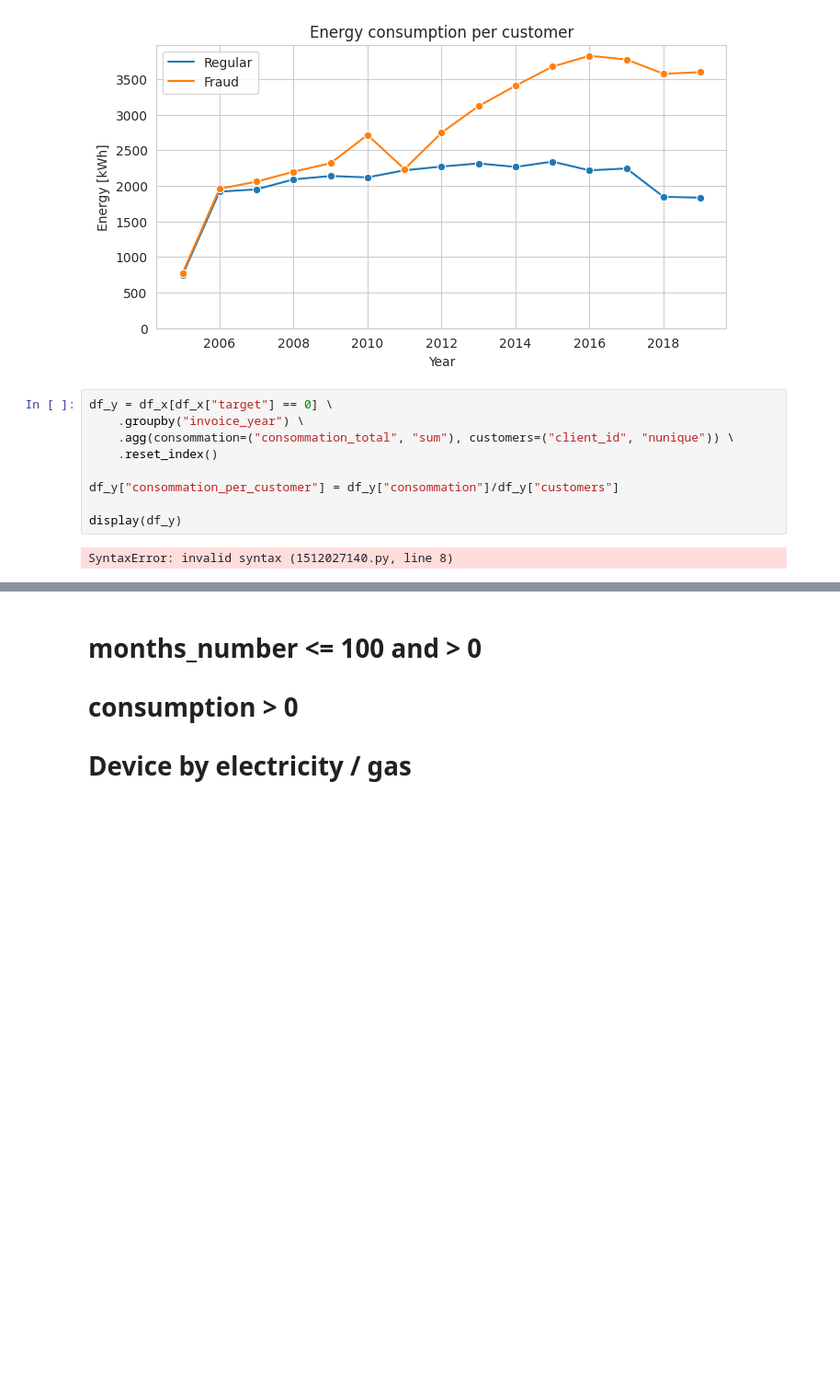
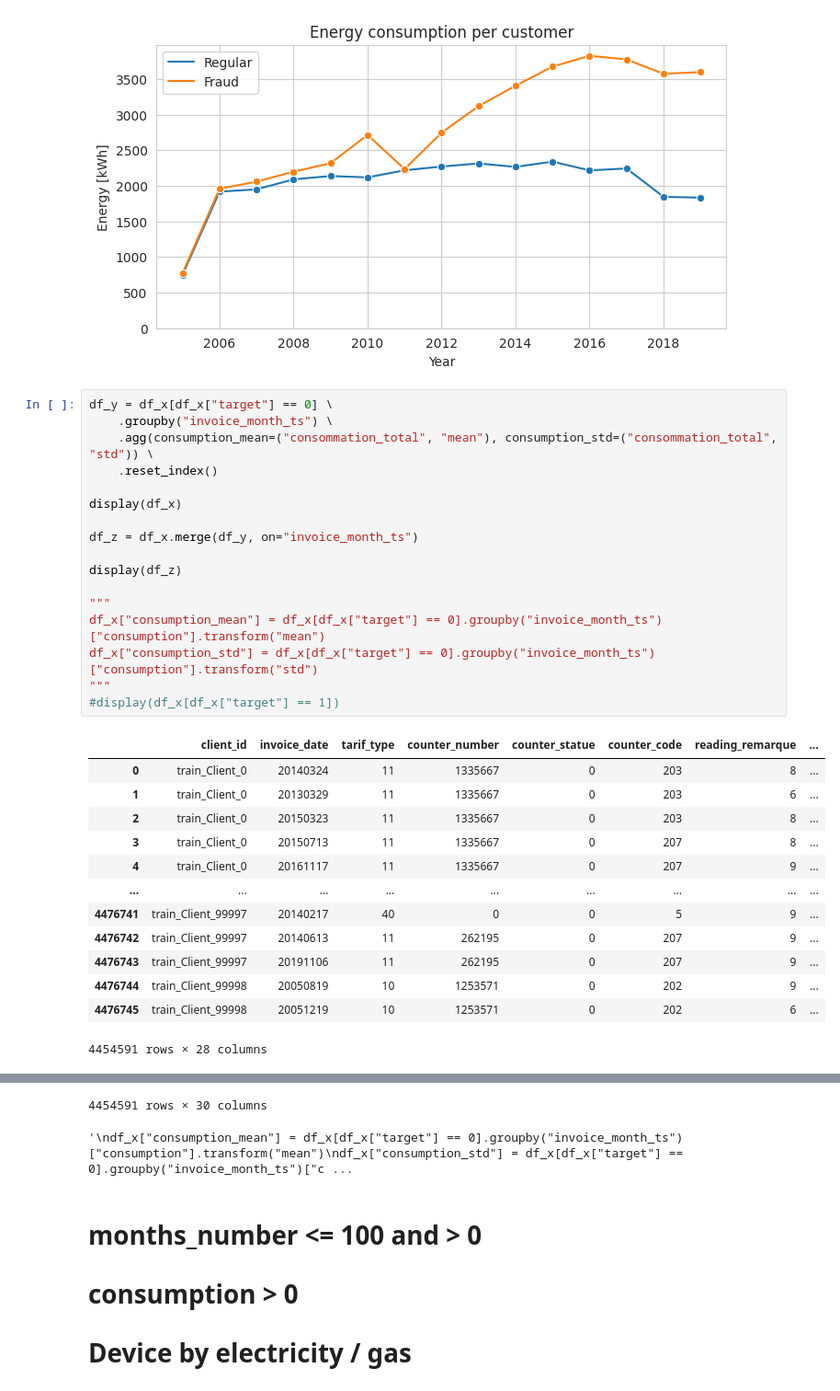
Before and after one commit to jottemka/ml_project_neuefische, a Jupyter notebook: Fraud_Detection_Christian.ipynb, the cells around one changed output, grey strips where cells are left out. Shown: that part at 92% size. Saved outputs shown, nothing was run; the diff lists cells and outputs as text; blank space fills up the shorter version.

```diff
--- a/Fraud_Detection_Christian.ipynb
+++ b/Fraud_Detection_Christian.ipynb
@@ -635,14 +655,34 @@ plt.ylabel("Energy [kWh]")
 plt.show()
 # %% [output]
 [figure]
-# %%
-df_y = df_x[df_x["target"] == 0] \
-    .groupby("invoice_year") \
-    .agg(consommation=("consommation_total", "sum"), customers=("client_id", "nunique")) \
-    .reset_index()
-
-df_y["consommation_per_customer"] = df_y["consommation"]/df_y["customers"]
-
-display(df_y)
-# %% [output]
-SyntaxError: invalid syntax (1512027140.py, line 8)
+# %%
+df_y = df_x[df_x["target"] == 0] \
+    .groupby("invoice_month_ts") \
+    .agg(consumption_mean=("consommation_total", "mean"), consumption_std=("consommation_total", "std")) \
+    .reset_index()
+
+display(df_x)
+
+df_z = df_x.merge(df_y, on="invoice_month_ts")
+
+display(df_z)
+
+"""
+df_x["consumption_mean"] = df_x[df_x["target"] == 0].groupby("invoice_month_ts")["consumption"].transform("mean")
+df_x["consumption_std"] = df_x[df_x["target"] == 0].groupby("invoice_month_ts")["consumption"].transform("std")
+"""
+#display(df_x[df_x["target"] == 1])
+# %% [output]
+|  | client_id | invoice_date | tarif_type | counter_number | counter_statue | counter_code | reading_remarque | ... |
+| 0 | train_Client_0 | 20140324 | 11 | 1335667 | 0 | 203 | 8 | ... |
+| 1 | train_Client_0 | 20130329 | 11 | 1335667 | 0 | 203 | 6 | ... |
+| 2 | train_Client_0 | 20150323 | 11 | 1335667 | 0 | 203 | 8 | ... |
+| 3 | train_Client_0 | 20150713 | 11 | 1335667 | 0 | 207 | 8 | ... |
+| 4 | train_Client_0 | 20161117 | 11 | 1335667 | 0 | 207 | 9 | ... |
+| ... | ... | ... | ... | ... | ... | ... | ... | ... |
+| 4476741 | train_Client_99997 | 20140217 | 40 | 0 | 0 | 5 | 9 | ... |
+| 4476742 | train_Client_99997 | 20140613 | 11 | 262195 | 0 | 207 | 9 | ... |
+| 4476743 | train_Client_99997 | 20191106 | 11 | 262195 | 0 | 207 | 9 | ... |
+| 4476744 | train_Client_99998 | 20050819 | 10 | 1253571 | 0 | 202 | 9 | ... |
+| 4476745 | train_Client_99998 | 20051219 | 10 | 1253571 | 0 | 202 | 6 | ... |
+4454591 rows × 28 columns
@@ -649,3 +701,5 @@ SyntaxError: invalid syntax (1512027140.py, line 8)
+4454591 rows × 30 columns
+'\ndf_x["consumption_mean"] = df_x[df_x["target"] == 0].groupby("invoice_month_ts")["consumption"].transform("mean")\ndf_x["consumption_std"] = df_x[df_x["target"] == 0].groupby("invoice_month_ts")["c ...
 # %% [markdown]
 # months_number <= 100 and > 0
 # consumption > 0
```
Also changed, not shown: parts of 8 cells of this notebook.
